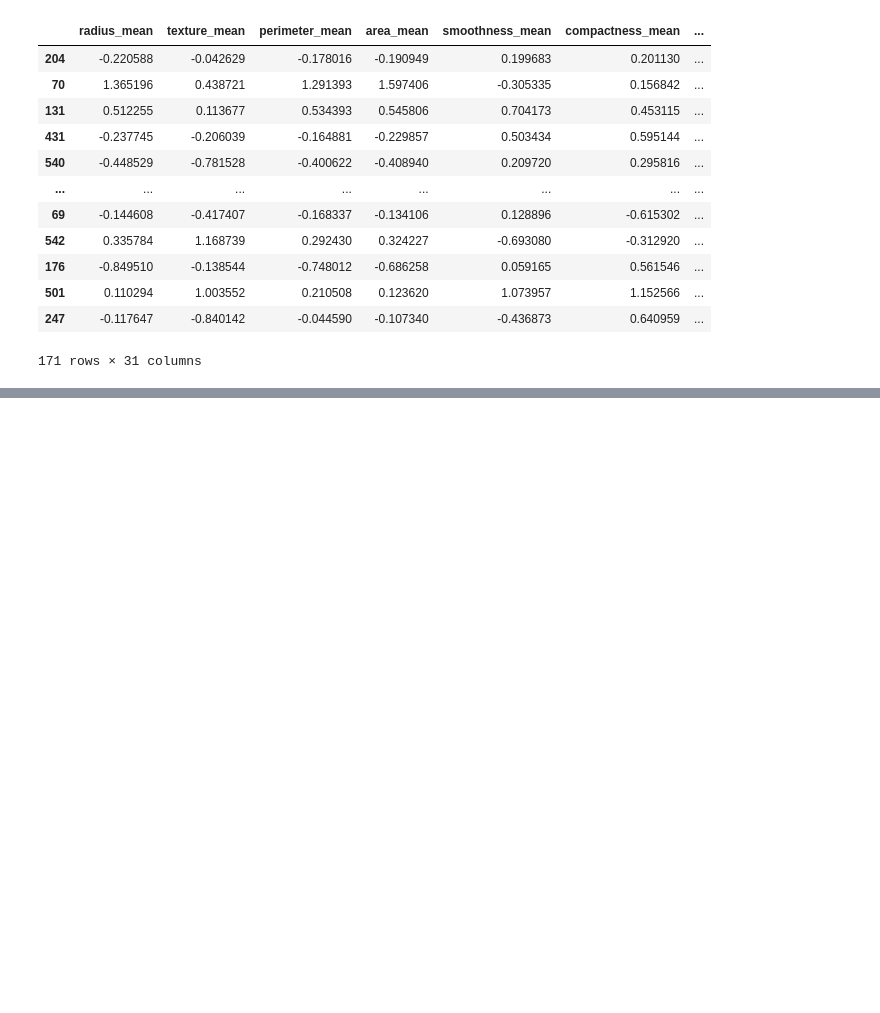
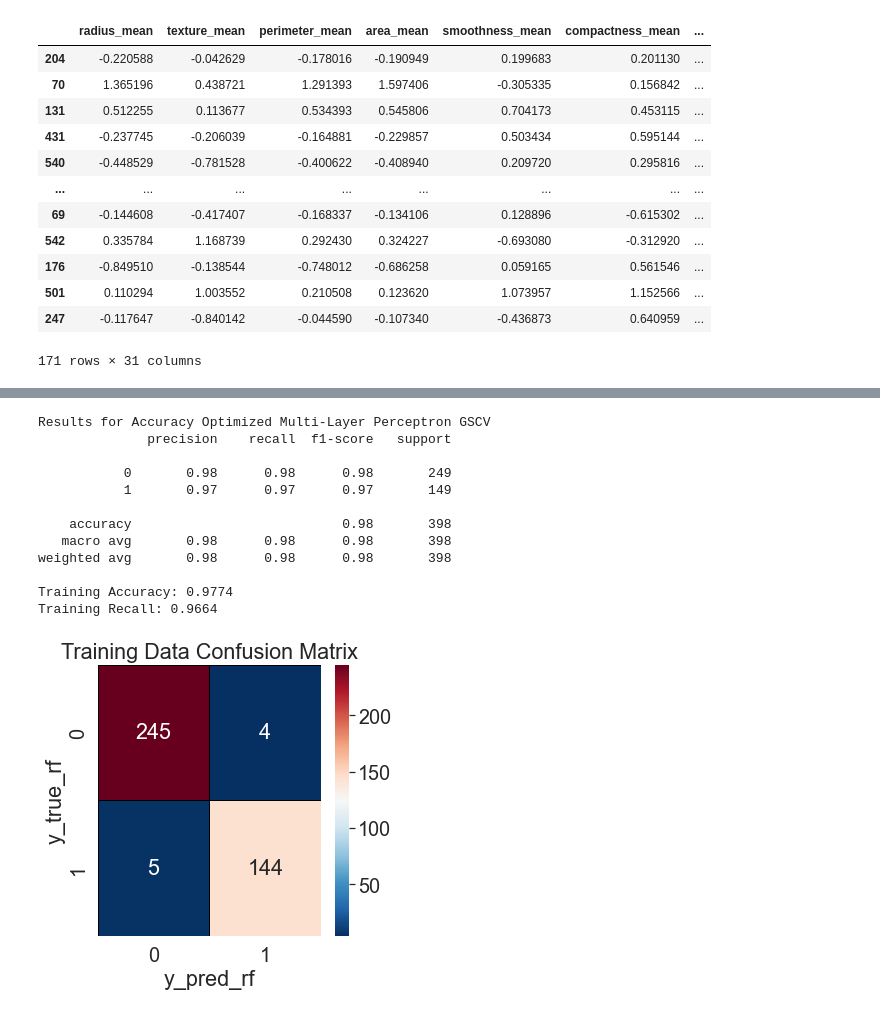
Before and after one commit to cramersito/TFM, a Jupyter notebook: tfm.ipynb, the cells around one changed output, grey strips where cells are left out. Saved outputs shown, nothing was run; the diff lists cells and outputs as text; code cells hidden in the pictures; blank space fills up the shorter version.

```diff
--- a/tfm.ipynb
+++ b/tfm.ipynb
@@ -364,0 +516,15 @@ x_test_pca = pd.DataFrame(pca7.fit_transform(x_test), columns = pca_columns)
+# %%
+c_space = np.logspace(-5, 8, 15)
+
+params2 = {
+    'penalty': ['l1','l2','elasticnet'],
+    'C': c_space,
+    'solver': ['sag','saga','lbfgs']
+}
+# %%
+gscv_Log_accuracy = GridSearchCV(estimator=LogisticRegression(),param_grid=params2,
+                                 n_jobs=3, scoring = 'accuracy')
+gscv_Log_accuracy.fit(x_train_pca,y_train)
+
+print(gscv_Log_accuracy.best_estimator_)
+print(gscv_Log_accuracy.best_params_)
@@ -364,0 +551,19 @@ x_test_pca = pd.DataFrame(pca7.fit_transform(x_test), columns = pca_columns)
+# %%
+y_pred_accuracy = gscv_Log_accuracy.predict(x_train_pca)
+
+print("Results for Accuracy Optimized Multi-Layer Perceptron GSCV")
+classification_results(x_train_pca,y_train,y_pred_accuracy,gscv_Log_accuracy)
+# %% [output]
+Results for Accuracy Optimized Multi-Layer Perceptron GSCV
+              precision    recall  f1-score   support
+
+           0       0.98      0.98      0.98       249
+           1       0.97      0.97      0.97       149
+
+    accuracy                           0.98       398
+   macro avg       0.98      0.98      0.98       398
+weighted avg       0.98      0.98      0.98       398
+
+Training Accuracy: 0.9774
+Training Recall: 0.9664
+[figure, added]
```
Also changed, not shown: parts of 8 cells of this notebook.
